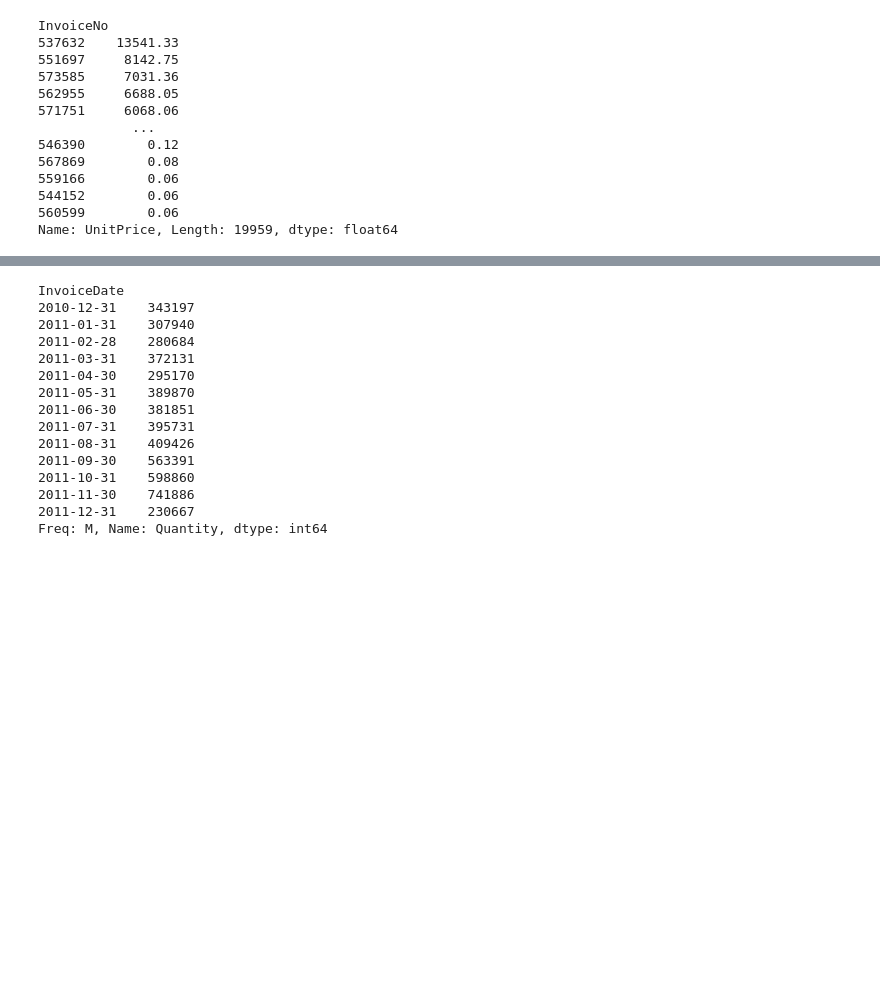
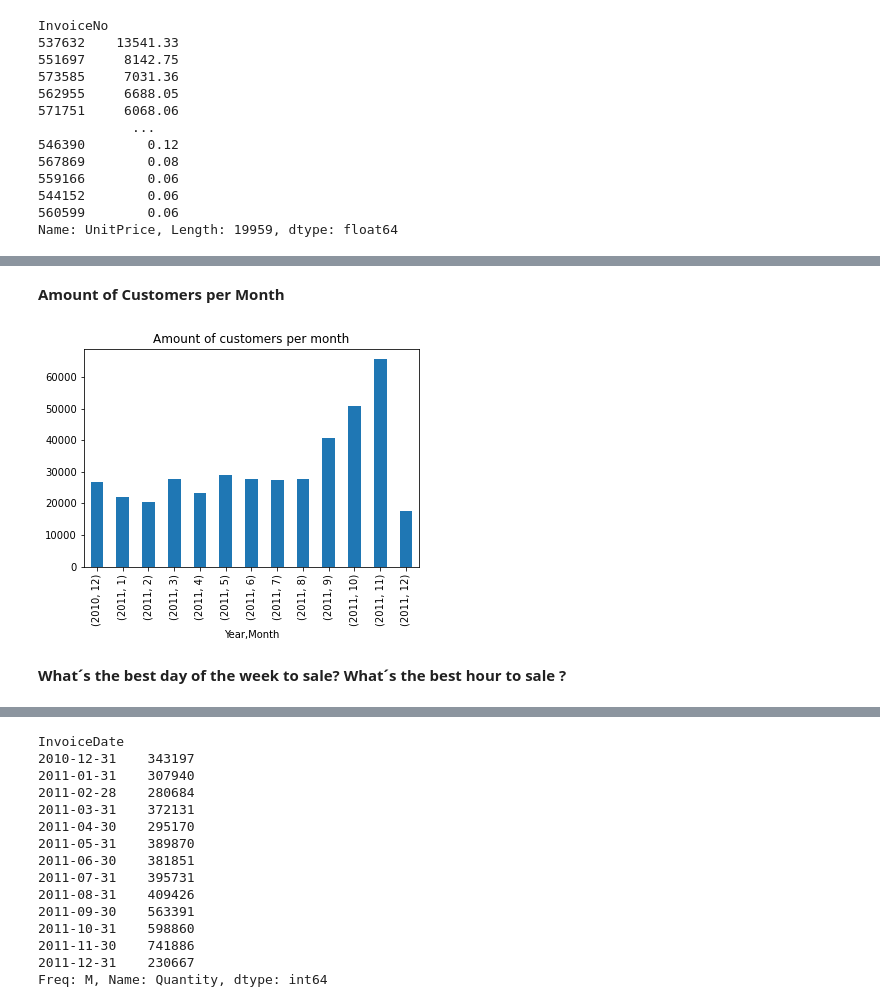
Before and after one commit to Anavh/OnlineRetail, a Jupyter notebook: OnlineRetail.ipynb, the cells around one changed output, grey strips where cells are left out. Cells and saved outputs as stored; diff of their text form; code cells hidden in the pictures; blank space fills up the shorter version.

```diff
--- a/OnlineRetail.ipynb
+++ b/OnlineRetail.ipynb
@@ -194,0 +229,9 @@ Change type value ["InvoiceDate"] from object to datetime
+# %% [markdown]
+**Amount of Customers per Month**
+# %%
+retail.groupby(['Year', 'Month']).CustomerID.count().plot(kind='bar', title='Amount of customers per month')
+plt.show()
+# %% [output]
+[figure, added]
+# %% [markdown]
+**What´s the best day of the week to sale?** **What´s the best hour to sale ?**
```
Also changed, not shown: parts of 37 cells of this notebook.
